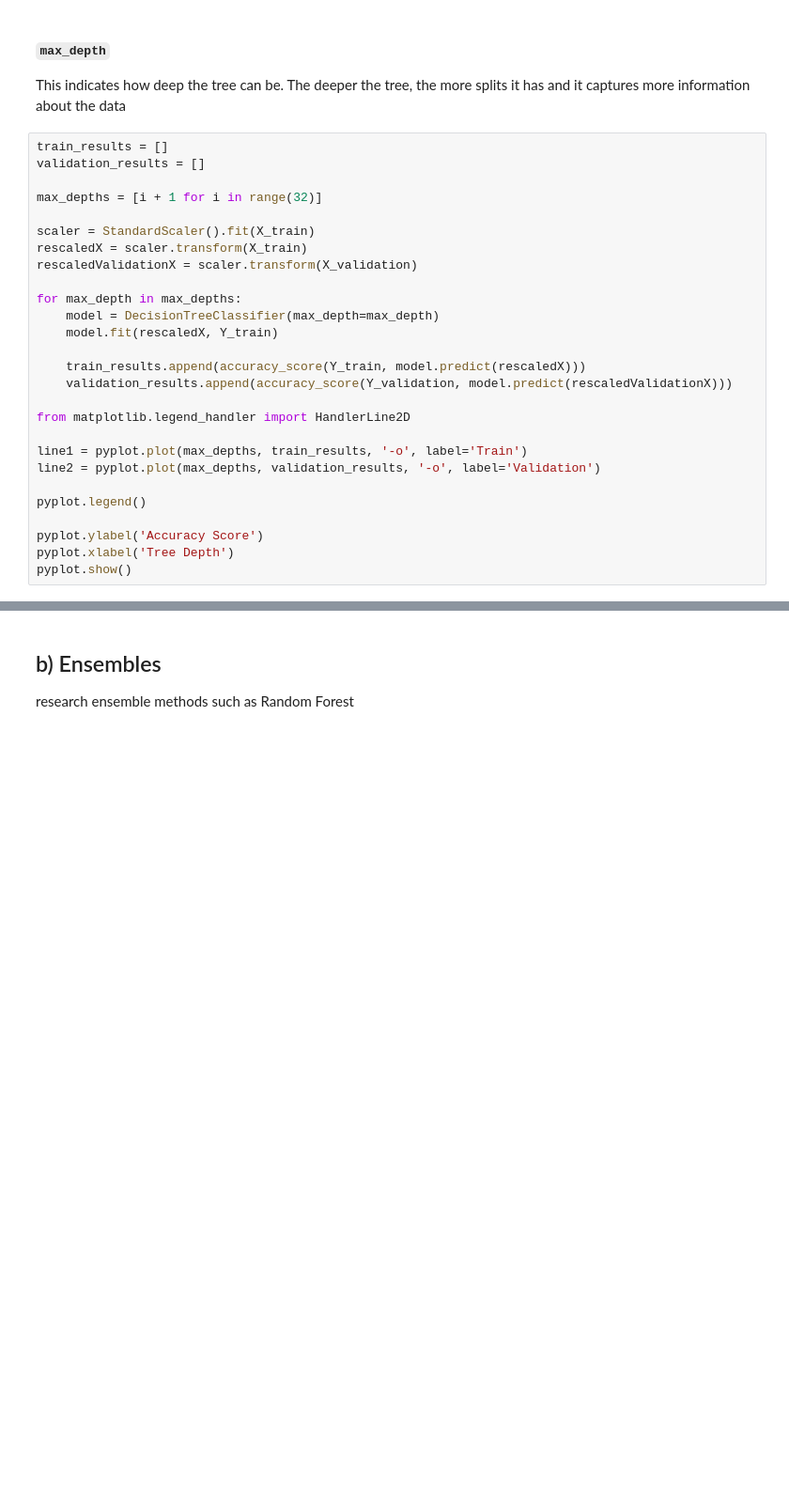
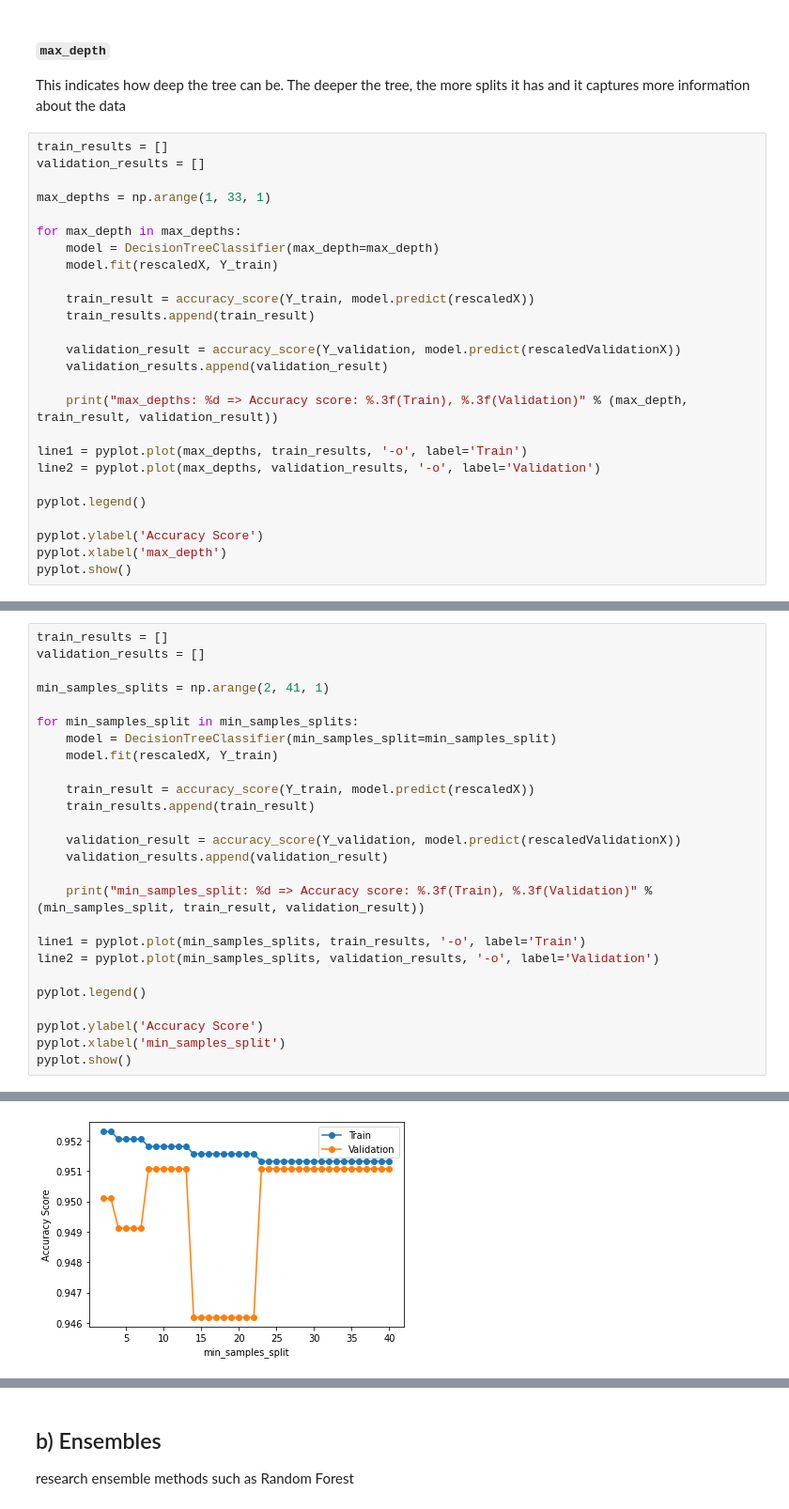
Before and after one commit to LapTQ/IT31903_123220_Group18_Stroke-prediction, a Jupyter notebook: analyze_data.ipynb, the cells around one changed output, grey strips where cells are left out. Shown: that part at 94% size. Drawn from its saved outputs; the diff is of its cells as text; blank space fills up the shorter version.

```diff
--- a/analyze_data.ipynb
+++ b/analyze_data.ipynb
@@ -561,20 +604,19 @@ This indicates how deep the tree can be. The deeper the tree, the more splits it
 train_results = []
 validation_results = []
 
-max_depths = [i + 1 for i in range(32)]
-
-scaler = StandardScaler().fit(X_train)
-rescaledX = scaler.transform(X_train)
-rescaledValidationX = scaler.transform(X_validation)
+max_depths = np.arange(1, 33, 1)
 
 for max_depth in max_depths:
     model = DecisionTreeClassifier(max_depth=max_depth)
     model.fit(rescaledX, Y_train)
 
-    train_results.append(accuracy_score(Y_train, model.predict(rescaledX)))
-    validation_results.append(accuracy_score(Y_validation, model.predict(rescaledValidationX)))
+    train_result = accuracy_score(Y_train, model.predict(rescaledX))
+    train_results.append(train_result)
 
-from matplotlib.legend_handler import HandlerLine2D
+    validation_result = accuracy_score(Y_validation, model.predict(rescaledValidationX))
+    validation_results.append(validation_result)
+
+    print("max_depths: %d => Accuracy score: %.3f(Train), %.3f(Validation)" % (max_depth, train_result, validation_result))
 
 line1 = pyplot.plot(max_depths, train_results, '-o', label='Train')
 line2 = pyplot.plot(max_depths, validation_results, '-o', label='Validation')
@@ -582,6 +624,6 @@ line2 = pyplot.plot(max_depths, validation_results, '-o', label='Validation')
 pyplot.legend()
 
 pyplot.ylabel('Accuracy Score')
-pyplot.xlabel('Tree Depth')
+pyplot.xlabel('max_depth')
 pyplot.show()
 # %% [output]
@@ -592,0 +652,27 @@ represents the minimum number of samples required to split an internal node. Thi
+# %%
+train_results = []
+validation_results = []
+
+min_samples_splits = np.arange(2, 41, 1)
+
+for min_samples_split in min_samples_splits:
+    model = DecisionTreeClassifier(min_samples_split=min_samples_split)
+    model.fit(rescaledX, Y_train)
+
+    train_result = accuracy_score(Y_train, model.predict(rescaledX))
+    train_results.append(train_result)
+
+    validation_result = accuracy_score(Y_validation, model.predict(rescaledValidationX))
+    validation_results.append(validation_result)
+
+    print("min_samples_split: %d => Accuracy score: %.3f(Train), %.3f(Validation)" % (min_samples_split, train_result, validation_result))
+
+line1 = pyplot.plot(min_samples_splits, train_results, '-o', label='Train')
+line2 = pyplot.plot(min_samples_splits, validation_results, '-o', label='Validation')
+
+pyplot.legend()
+
+pyplot.ylabel('Accuracy Score')
+pyplot.xlabel('min_samples_split')
+pyplot.show()
+# %% [output]
@@ -592,0 +696 @@ represents the minimum number of samples required to split an internal node. Thi
+[figure, added]
```
Also changed, not shown: parts of 15 cells of this notebook.
